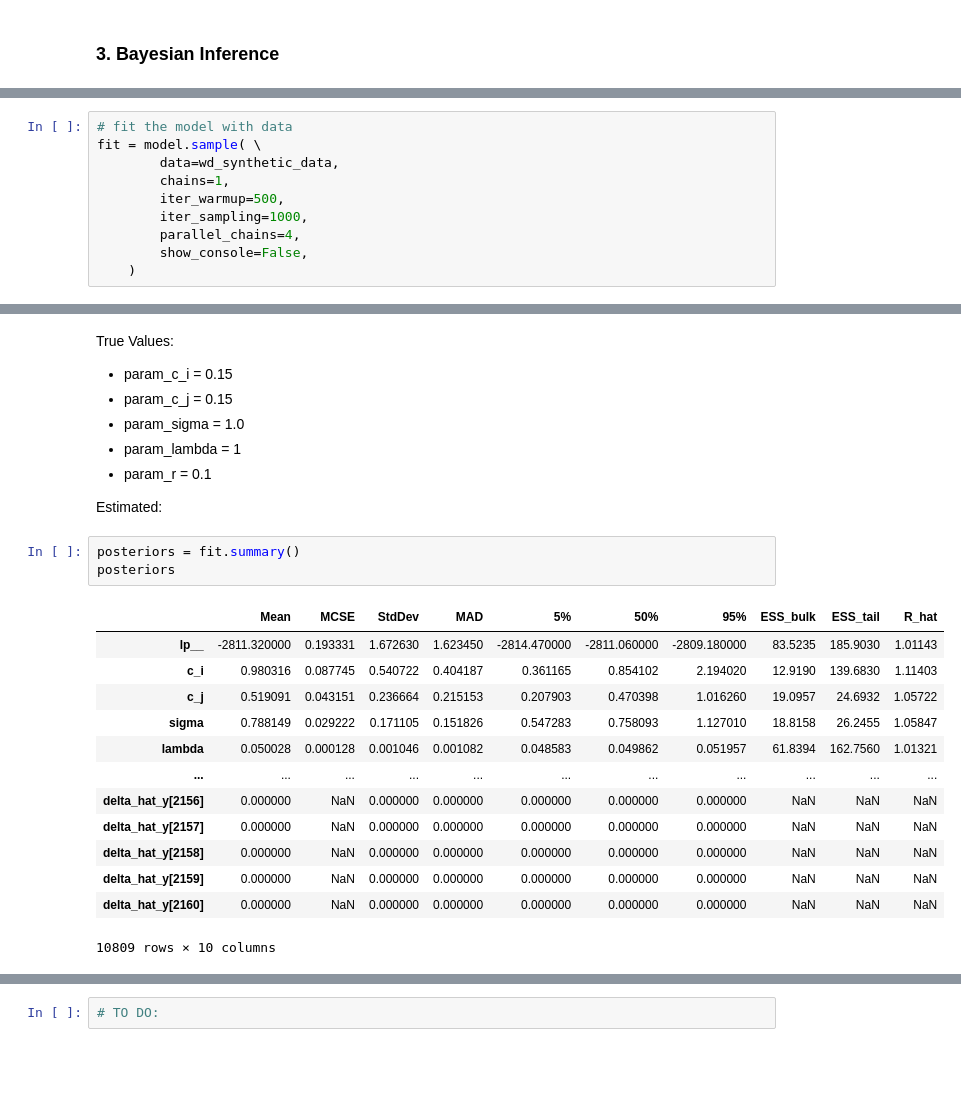
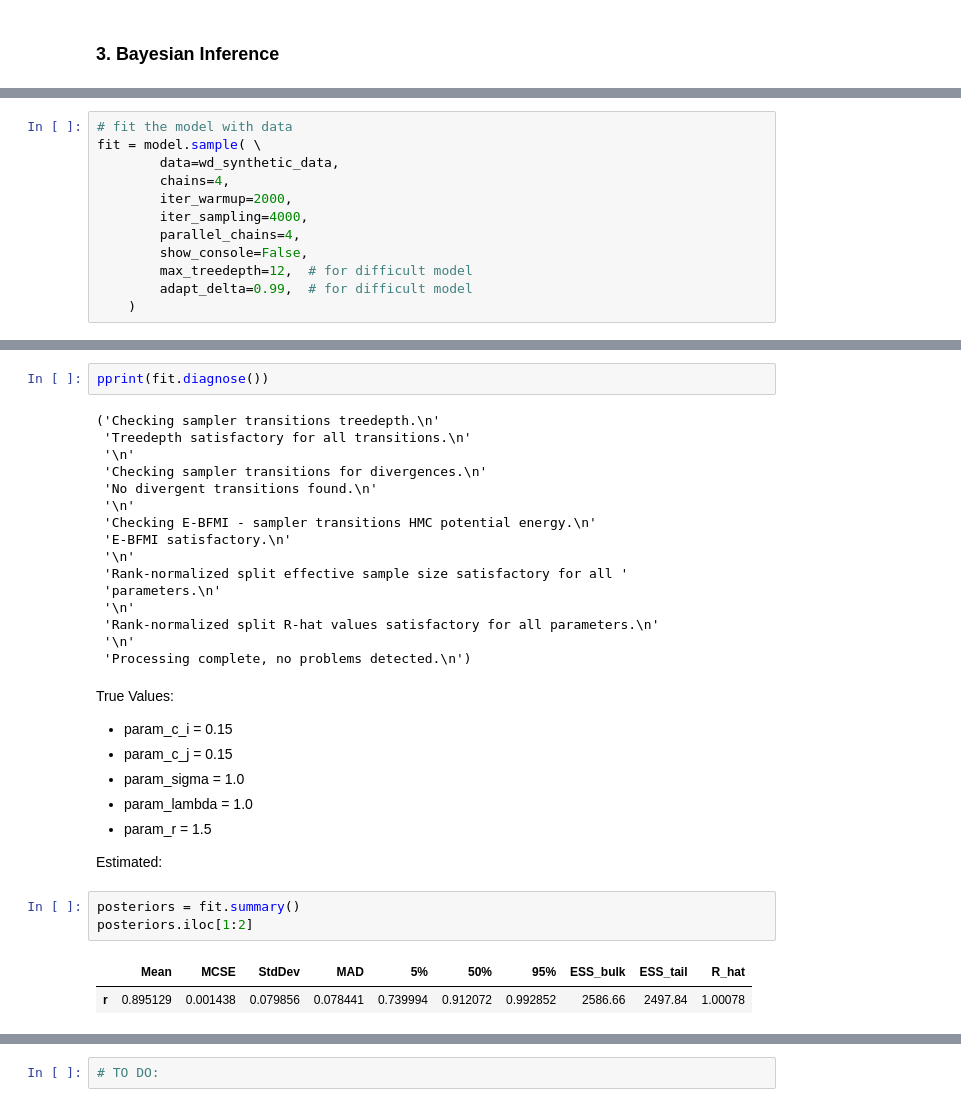
Before and after one commit to zhuanglinsheng/kaggle-contest-design, a Jupyter notebook: synthetic/Synthetic_Data.ipynb, the cells around one changed output, grey strips where cells are left out. Cells and saved outputs as stored; diff of their text form; blank space fills up the shorter version.

```diff
--- a/synthetic/Synthetic_Data.ipynb
+++ b/synthetic/Synthetic_Data.ipynb
@@ -159,10 +159,12 @@ KeyboardInterrupt:
 # fit the model with data
 fit = model.sample( \
 		data=wd_synthetic_data,
-		chains=1,
-		iter_warmup=500,
-		iter_sampling=1000,
+		chains=4,
+		iter_warmup=2000,
+		iter_sampling=4000,
 		parallel_chains=4,
 		show_console=False,
+		max_treedepth=12,  # for difficult model
+		adapt_delta=0.99,  # for difficult model
 	)
 # %% [output]
@@ -174,26 +177,33 @@ KeyboardInterrupt:
+# %%
+pprint(fit.diagnose())
+# %% [output]
+('Checking sampler transitions treedepth.\n'
+ 'Treedepth satisfactory for all transitions.\n'
+ '\n'
+ 'Checking sampler transitions for divergences.\n'
+ 'No divergent transitions found.\n'
+ '\n'
+ 'Checking E-BFMI - sampler transitions HMC potential energy.\n'
+ 'E-BFMI satisfactory.\n'
+ '\n'
+ 'Rank-normalized split effective sample size satisfactory for all '
+ 'parameters.\n'
+ '\n'
+ 'Rank-normalized split R-hat values satisfactory for all parameters.\n'
+ '\n'
+ 'Processing complete, no problems detected.\n')
 # %% [markdown]
 True Values:
 - param_c_i = 0.15
 - param_c_j = 0.15
 - param_sigma = 1.0
-- param_lambda = 1
-- param_r = 0.1
+- param_lambda = 1.0
+- param_r = 1.5
 
 Estimated:
 # %%
 posteriors = fit.summary()
-posteriors
+posteriors.iloc[1:2]
 # %% [output]
 |  | Mean | MCSE | StdDev | MAD | 5% | 50% | 95% | ESS_bulk | ESS_tail | R_hat |
-| lp__ | -2811.320000 | 0.193331 | 1.672630 | 1.623450 | -2814.470000 | -2811.060000 | -2809.180000 | 83.5235 | 185.9030 | 1.01143 |
-| c_i | 0.980316 | 0.087745 | 0.540722 | 0.404187 | 0.361165 | 0.854102 | 2.194020 | 12.9190 | 139.6830 | 1.11403 |
-| c_j | 0.519091 | 0.043151 | 0.236664 | 0.215153 | 0.207903 | 0.470398 | 1.016260 | 19.0957 | 24.6932 | 1.05722 |
-| sigma | 0.788149 | 0.029222 | 0.171105 | 0.151826 | 0.547283 | 0.758093 | 1.127010 | 18.8158 | 26.2455 | 1.05847 |
-| lambda | 0.050028 | 0.000128 | 0.001046 | 0.001082 | 0.048583 | 0.049862 | 0.051957 | 61.8394 | 162.7560 | 1.01321 |
-| ... | ... | ... | ... | ... | ... | ... | ... | ... | ... | ... |
-| delta_hat_y[2156] | 0.000000 | NaN | 0.000000 | 0.000000 | 0.000000 | 0.000000 | 0.000000 | NaN | NaN | NaN |
-| delta_hat_y[2157] | 0.000000 | NaN | 0.000000 | 0.000000 | 0.000000 | 0.000000 | 0.000000 | NaN | NaN | NaN |
-| delta_hat_y[2158] | 0.000000 | NaN | 0.000000 | 0.000000 | 0.000000 | 0.000000 | 0.000000 | NaN | NaN | NaN |
-| delta_hat_y[2159] | 0.000000 | NaN | 0.000000 | 0.000000 | 0.000000 | 0.000000 | 0.000000 | NaN | NaN | NaN |
-| delta_hat_y[2160] | 0.000000 | NaN | 0.000000 | 0.000000 | 0.000000 | 0.000000 | 0.000000 | NaN | NaN | NaN |
+| r | 0.895129 | 0.001438 | 0.079856 | 0.078441 | 0.739994 | 0.912072 | 0.992852 | 2586.66 | 2497.84 | 1.00078 |
-10809 rows × 10 columns
```
Also changed, not shown: parts of 9 cells of this notebook, 12 other files.
